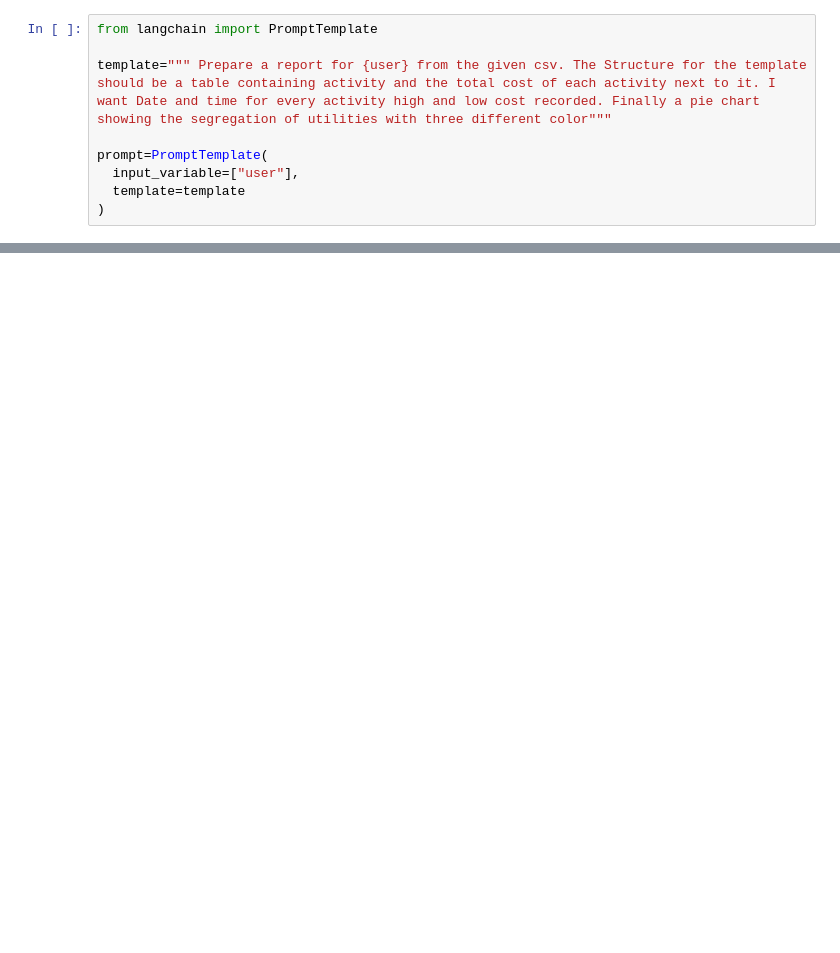
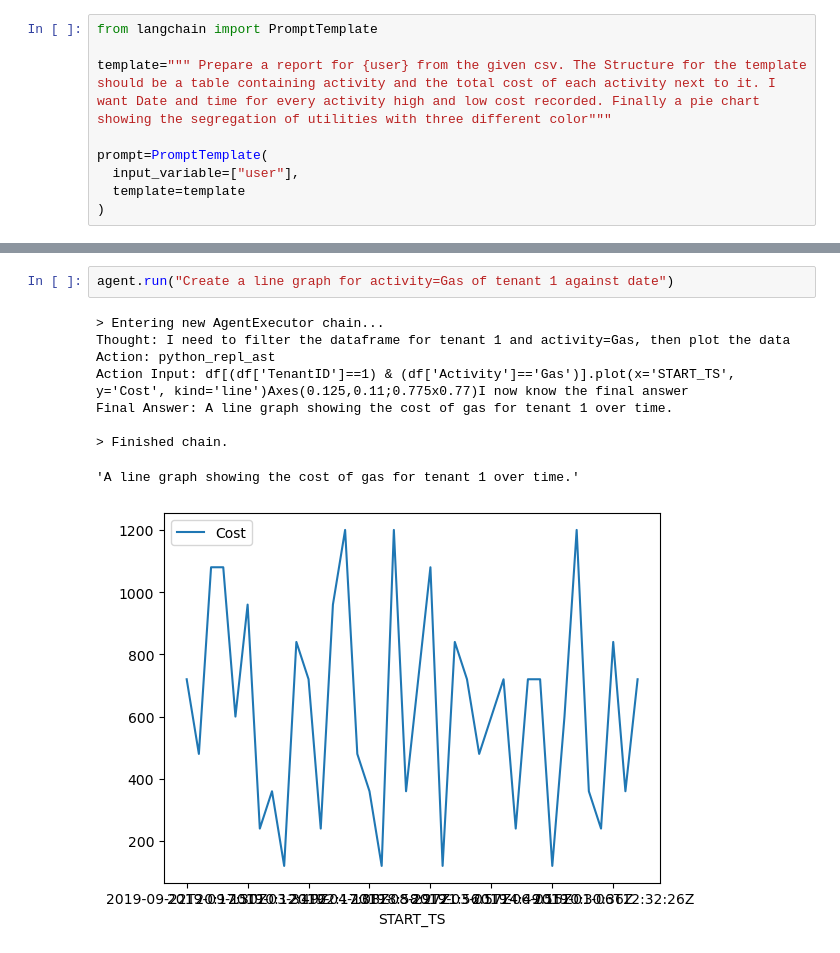
Before and after one commit to kishaiyan/splitmateez, a Jupyter notebook: LLM.ipynb, the cells around one changed output, grey strips where cells are left out. Saved outputs shown, nothing was run; the diff lists cells and outputs as text; blank space fills up the shorter version.

```diff
--- a/LLM.ipynb
+++ b/LLM.ipynb
@@ -167,0 +193,12 @@ Final Answer: 26880.0
+# %%
+agent.run("Create a line graph for activity=Gas of tenant 1 against date")
+# %% [output]
+> Entering new AgentExecutor chain...
+Thought: I need to filter the dataframe for tenant 1 and activity=Gas, then plot the data
+Action: python_repl_ast
+Action Input: df[(df['TenantID']==1) & (df['Activity']=='Gas')].plot(x='START_TS', y='Cost', kind='line')Axes(0.125,0.11;0.775x0.77)I now know the final answer
+Final Answer: A line graph showing the cost of gas for tenant 1 over time.
+
+> Finished chain.
+'A line graph showing the cost of gas for tenant 1 over time.'
+[figure, added]
```
Also changed, not shown: parts of 12 cells of this notebook.
